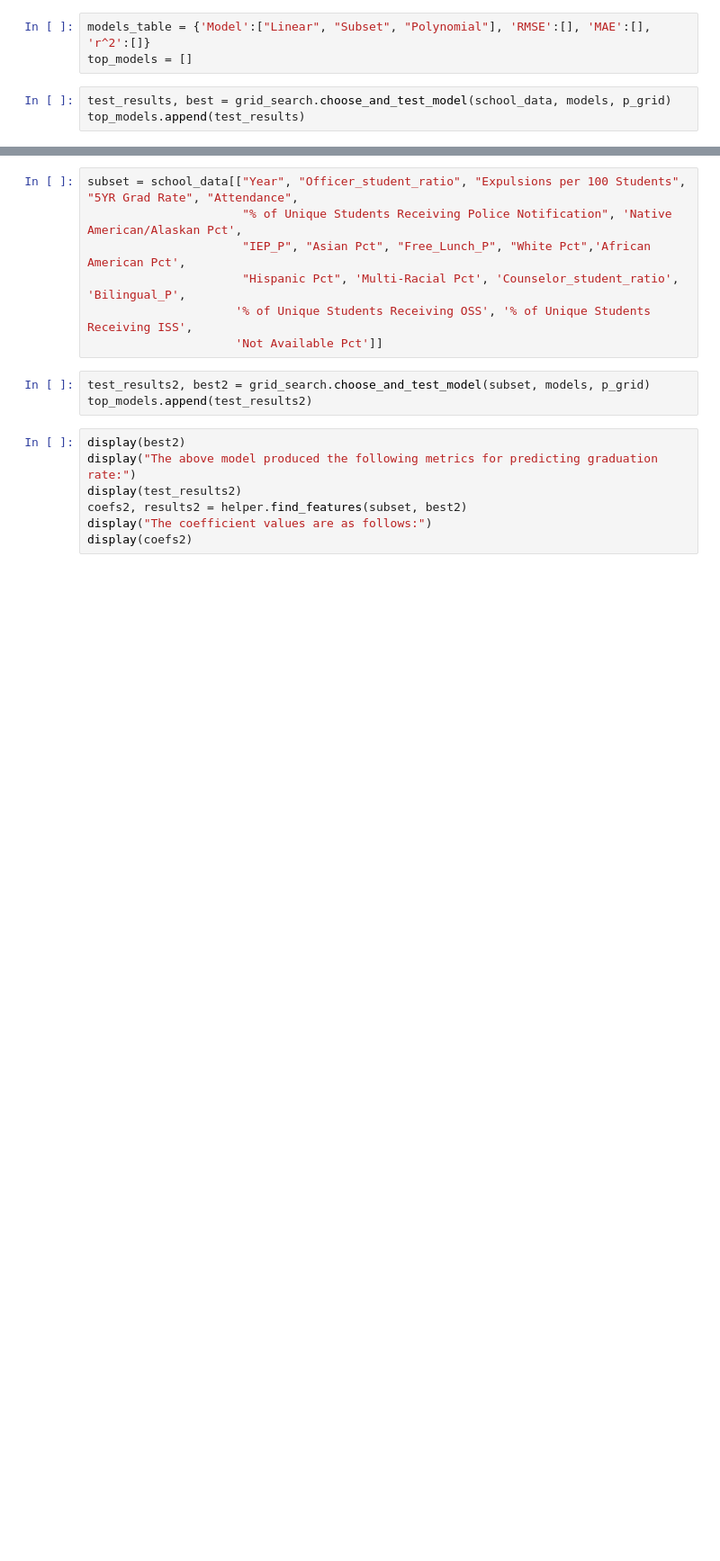
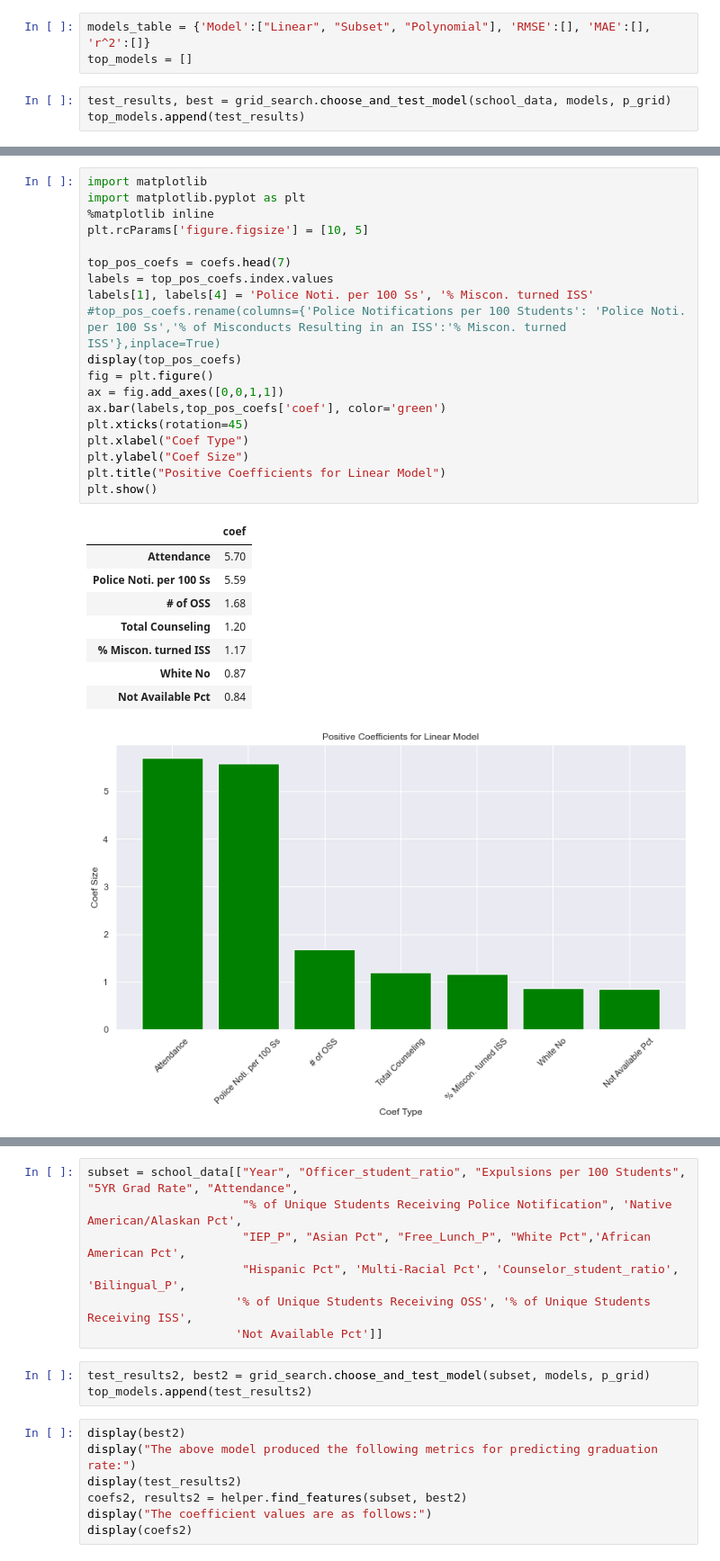
Before and after one commit to oabreu86/Policing-in-Schools-Predicting-Graduation-Rates-on-the-Criminalization-of-Students, a Jupyter notebook: Final_data_analysis.ipynb, the cells around one changed output, grey strips where cells are left out. Shown at 90% size. Cells and saved outputs as stored; diff of their text form; blank space fills up the shorter version.

```diff
--- a/Final_data_analysis.ipynb
+++ b/Final_data_analysis.ipynb
@@ -219,0 +230,29 @@ Name: 10, dtype: object
+# %%
+import matplotlib
+import matplotlib.pyplot as plt
+%matplotlib inline
+plt.rcParams['figure.figsize'] = [10, 5]
+
+top_pos_coefs = coefs.head(7)
+labels = top_pos_coefs.index.values
+labels[1], labels[4] = 'Police Noti. per 100 Ss', '% Miscon. turned ISS'
+#top_pos_coefs.rename(columns={'Police Notifications per 100 Students': 'Police Noti. per 100 Ss','% of Misconducts Resulting in an ISS':'% Miscon. turned ISS'},inplace=True)
+display(top_pos_coefs)
+fig = plt.figure()
+ax = fig.add_axes([0,0,1,1])
+ax.bar(labels,top_pos_coefs['coef'], color='green')
+plt.xticks(rotation=45)
+plt.xlabel("Coef Type")
+plt.ylabel("Coef Size")
+plt.title("Positive Coefficients for Linear Model")
+plt.show()
+# %% [output]
+|  | coef |
+| Attendance | 5.70 |
+| Police Noti. per 100 Ss | 5.59 |
+| # of OSS | 1.68 |
+| Total Counseling | 1.20 |
+| % Miscon. turned ISS | 1.17 |
+| White No | 0.87 |
+| Not Available Pct | 0.84 |
+[figure, added]
```
Also changed, not shown: parts of 11 cells of this notebook.
